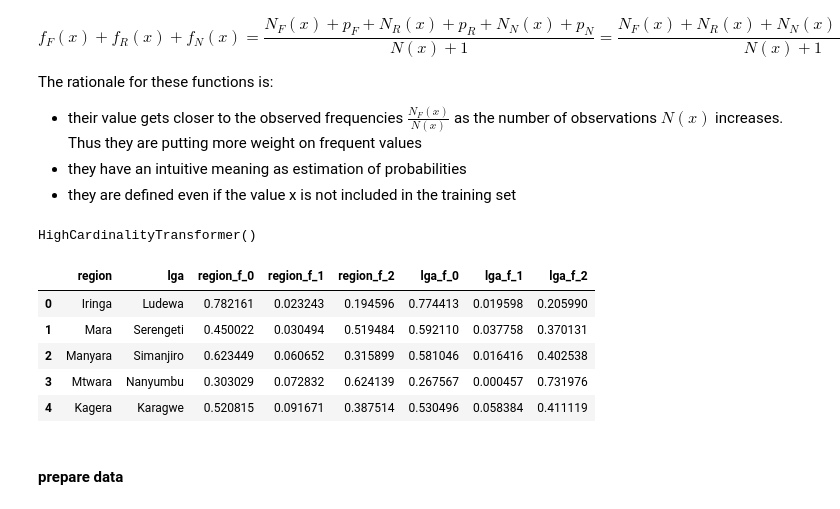
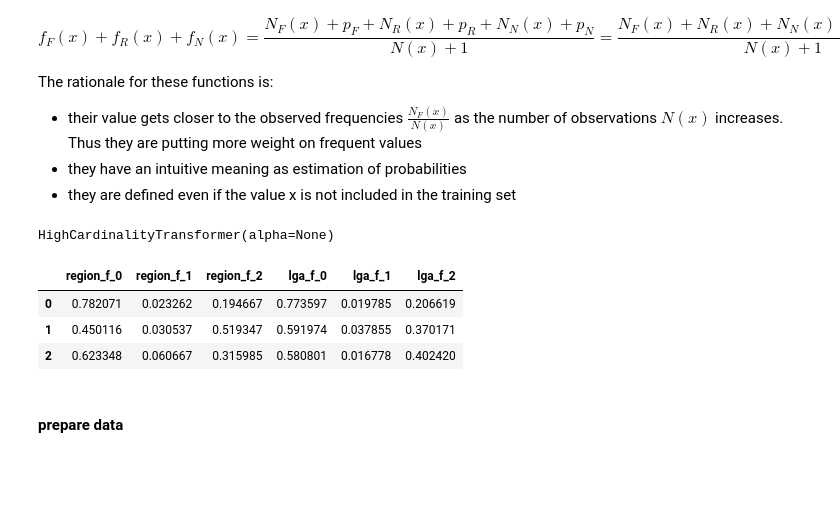
Before and after one commit to cedric-bertrand/DS-py, a Jupyter notebook: taarifa-wp/water_pumps.ipynb, the cells around one changed output. Saved outputs shown, nothing was run; the diff lists cells and outputs as text; code cells hidden in the pictures; blank space fills up the shorter version.

```diff
--- a/taarifa-wp/water_pumps.ipynb
+++ b/taarifa-wp/water_pumps.ipynb
@@ -547,10 +455,11 @@ The rationale for these functions is:
 #### TODO remove hardcoded labels
 
 class HighCardinalityTransformer(BaseEstimator, TransformerMixin):
-    def __init__(self):
+    def __init__(self, alpha=3):
         self._frequencies = {}
         self._label_values = []
         self._mapper = {}
+        self._alpha = alpha
         pass
 
     def fit(self, X, y):
@@ -585,9 +494,9 @@ class HighCardinalityTransformer(BaseEstimator, TransformerMixin):
 #            df['functional'] = (df['y_functional'] + self._frequencies['functional']) / (df['count'] + 1)
 #            df['functional needs repair'] = (df['y_functional needs repair'] + self._frequencies['functional needs repair']) / (df['count'] + 1)
 #            df['non functional'] = (df['y_non functional'] + self._frequencies['non functional']) / (df['count'] + 1)
-            df['0'] = (df['y_0'] + self._frequencies['0']) / (df['count'] + 1)
-            df['1'] = (df['y_1'] + self._frequencies['1']) / (df['count'] + 1)
-            df['2'] = (df['y_2'] + self._frequencies['2']) / (df['count'] + 1)
+            df['0'] = (df['y_0'] + self._alpha *self._frequencies['0']) / (df['count'] + self._alpha)
+            df['1'] = (df['y_1'] + self._alpha * self._frequencies['1']) / (df['count'] + self._alpha)
+            df['2'] = (df['y_2'] + self._alpha * self._frequencies['2']) / (df['count'] + self._alpha)
 
             # create mapper with format:
             #     {'col1': {'functional': {val1: f1, val2: f2, ...},
@@ -596,40 +505,40 @@ class HighCardinalityTransformer(BaseEstimator, TransformerMixin):
             #      'col2': ...}
             self._mapper[col] = df[['0', '1', '2']].to_dict()
 
         return self
 
     def transform(self, X, y=None):
         res = X.copy()
 
         for col_name in list(X):
             for y_name in self._label_values:
                 mapper = self._mapper[col_name][y_name]
                 new_col = col_name + '_f_' + y_name
                 res[new_col] = X[col_name].map(mapper)
 
                 # fill NA value with frequency of corresponding status - TODO not tested
                 res[new_col] = res[new_col].fillna(value=self._frequencies[y_name])
 
+        #drop initial columns
+        res.drop(list(X), axis=1, inplace=True)
         return res
 
     def get_frequencies(self):
         return self._frequencies
 
     def get_mapper(self):
         return self._mapper
 
 # example: transform 2 categorical values to numeric functions
 hct = HighCardinalityTransformer()
 hct.fit(train_predictors[['region','lga']], train_target[['status_group']])
 res = hct.transform(train_predictors[['region','lga']])
-res.head(5)
+res.head(3)
 # %% [output]
-HighCardinalityTransformer()
+HighCardinalityTransformer(alpha=None)
-|  | region | lga | region_f_0 | region_f_1 | region_f_2 | lga_f_0 | lga_f_1 | lga_f_2 |
-| 0 | Iringa | Ludewa | 0.782161 | 0.023243 | 0.194596 | 0.774413 | 0.019598 | 0.205990 |
-| 1 | Mara | Serengeti | 0.450022 | 0.030494 | 0.519484 | 0.592110 | 0.037758 | 0.370131 |
-| 2 | Manyara | Simanjiro | 0.623449 | 0.060652 | 0.315899 | 0.581046 | 0.016416 | 0.402538 |
-| 3 | Mtwara | Nanyumbu | 0.303029 | 0.072832 | 0.624139 | 0.267567 | 0.000457 | 0.731976 |
-| 4 | Kagera | Karagwe | 0.520815 | 0.091671 | 0.387514 | 0.530496 | 0.058384 | 0.411119 |
+|  | region_f_0 | region_f_1 | region_f_2 | lga_f_0 | lga_f_1 | lga_f_2 |
+| 0 | 0.782071 | 0.023262 | 0.194667 | 0.773597 | 0.019785 | 0.206619 |
+| 1 | 0.450116 | 0.030537 | 0.519347 | 0.591974 | 0.037855 | 0.370171 |
+| 2 | 0.623348 | 0.060667 | 0.315985 | 0.580801 | 0.016778 | 0.402420 |
 # %% [markdown]
 #### prepare data
```
Also changed, not shown: parts of 109 cells of this notebook.
